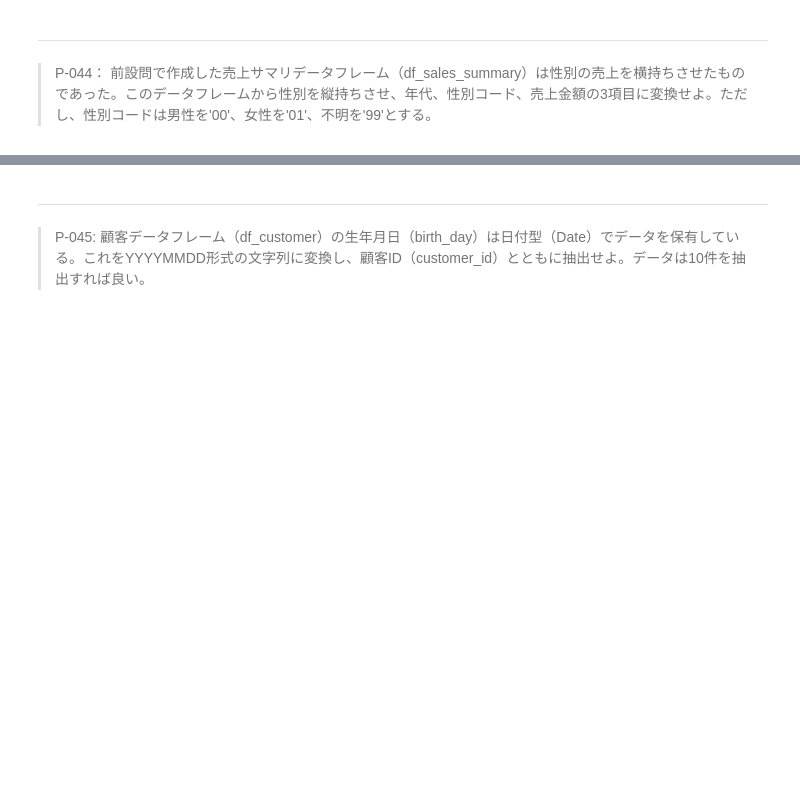
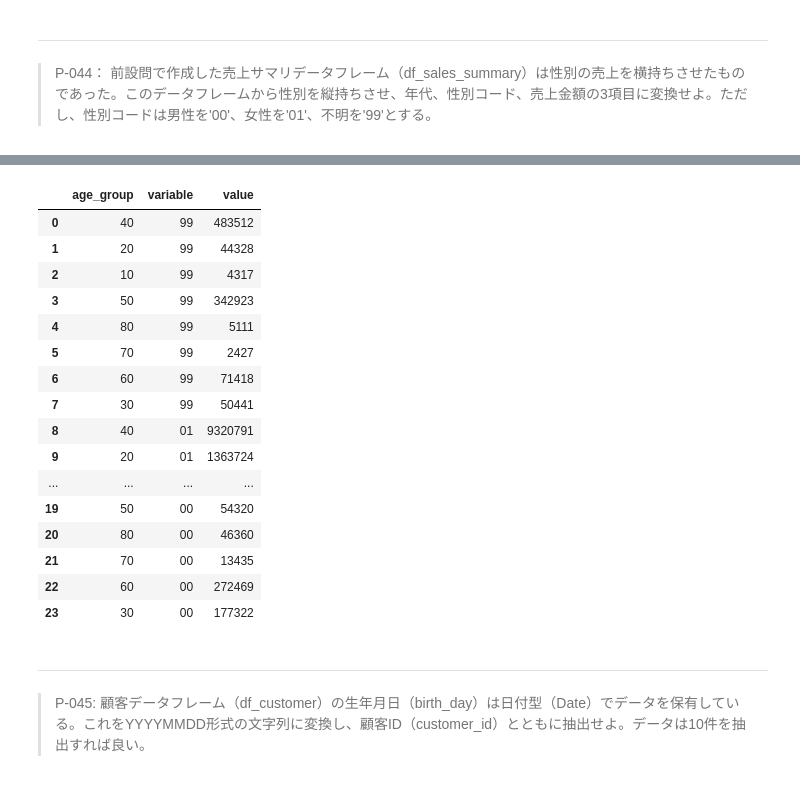
Before and after one commit to futurekasuga/100knock_pyspark, a Jupyter notebook: preprocess_knock_Python_Spark.ipynb, the cells around one changed output, grey strips where cells are left out. Cells and saved outputs as stored; diff of their text form; code cells hidden in the pictures; blank space fills up the shorter version.

```diff
--- a/preprocess_knock_Python_Spark.ipynb
+++ b/preprocess_knock_Python_Spark.ipynb
@@ -1183,4 +1041,6 @@ df_customer_tmp = df_customer.withColumn("age_group",
                                           .otherwise(80)
                                          )
 df_receipt_tmp = df_receipt.join(df_customer_tmp, "customer_id", "inner")
-df_sales_summary = df_receipt_tmp.cube("gender", "age_group").agg(F.sum("amount").alias("gender_age_amount"))
+# df_sales_summary = df_receipt_tmp.groupby("age_group").pivot("gender").agg(F.sum("amount").alias("gender_age_amount"))
+# ↓パフォーマンスよい
+df_sales_summary = df_receipt_tmp.groupby("age_group", "gender").sum("amount").groupby("age_group").pivot("gender").agg(F.sum("sum(amount)").alias("gender_age_amount"))
@@ -1209,0 +1073,2 @@ only showing top 20 rows
+# %%
+df_sales_summary_pivot = df_sales_summary.withColumnRenamed("男性", "00").withColumnRenamed("女性", "01").withColumnRenamed("不明", "99")
@@ -1210,3 +1097,25 @@ only showing top 20 rows
+# %%
+df_sales_summary_tmp = df_sales_summary_pivot.toPandas()
+
+df_sales_summary_tmp.melt(id_vars=["age_group"])
+# %% [output]
+|  | age_group | variable | value |
+| 0 | 40 | 99 | 483512 |
+| 1 | 20 | 99 | 44328 |
+| 2 | 10 | 99 | 4317 |
+| 3 | 50 | 99 | 342923 |
+| 4 | 80 | 99 | 5111 |
+| 5 | 70 | 99 | 2427 |
+| 6 | 60 | 99 | 71418 |
+| 7 | 30 | 99 | 50441 |
+| 8 | 40 | 01 | 9320791 |
+| 9 | 20 | 01 | 1363724 |
+| ... | ... | ... | ... |
+| 19 | 50 | 00 | 54320 |
+| 20 | 80 | 00 | 46360 |
+| 21 | 70 | 00 | 13435 |
+| 22 | 60 | 00 | 272469 |
+| 23 | 30 | 00 | 177322 |
 # %% [markdown]
 ---
 > P-045: 顧客データフレーム（df_customer）の生年月日（birth_day）は日付型（Date）でデータを保有している。これをYYYYMMDD形式の文字列に変換し、顧客ID（customer_id）とともに抽出せよ。データは10件を抽出すれば良い。
```
Also changed, not shown: parts of 22 cells of this notebook.
